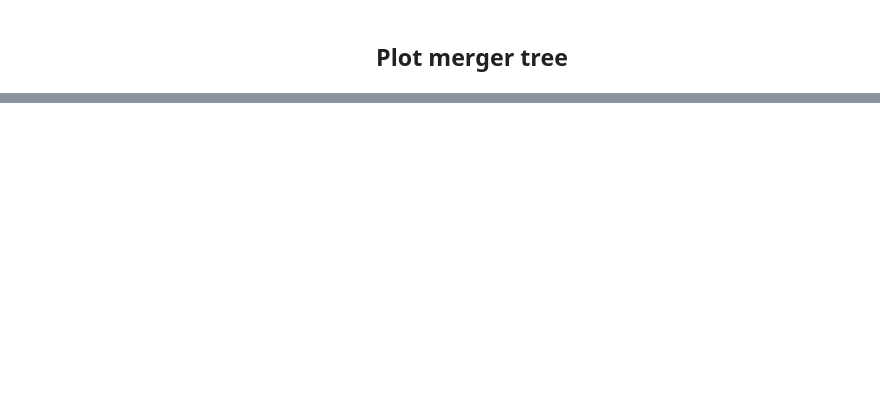
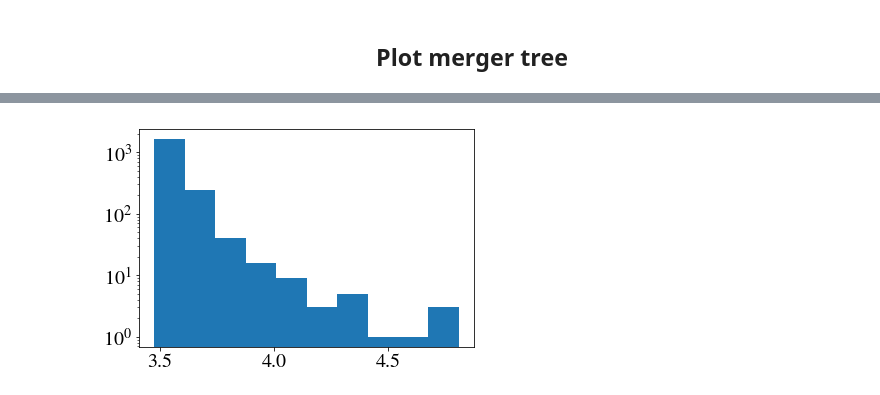
Before and after one commit to David-Ellis/m3p_merger, a Jupyter notebook: MergerTree.ipynb, the cells around one changed output, grey strips where cells are left out. Cells and saved outputs as stored; diff of their text form; code cells hidden in the pictures; blank space fills up the shorter version.

```diff
--- a/MergerTree.ipynb
+++ b/MergerTree.ipynb
@@ -25,6 +25,6 @@ peak_list, boxsize = m3p_merger.MakePeakList(ppFile)
 # %%
 for i in range(452):
     out = m3p_merger.BuildMergerTree(peak_list, ppFile, i)
-    if out[4].size>0:
+    if out[10].size>0:
         print(i, len(out[4]))
 # %% [output]
@@ -68,0 +70,16 @@ IndexError: index 4 is out of bounds for axis 1 with size 4
+# %%
+import time
+
+totalPeaks = len(peak_list[0].T)
+collapse_redshifts = np.zeros(totalPeaks)
+
+tic = time.time()
+for i in range(totalPeaks):
+    out = m3p_merger.BuildMergerTree(peak_list, ppFile, i)
+    collapse_redshifts[i] = m3p_merger.FindCollapseRedshift(out, 0.1, ppFile)
+    if i % 100 == 0:
+        toc = time.time()
+        timeSoFar = toc-tic # seconds
+        averageTimeForOne = i/timeSoFar
+        predictedTimeLeft = (totalPeaks-i)*averageTimeForOne
+        print("{}/{} complete.\nEstimated time remaining: {:.3} hours.\n".format(i, totalPeaks, predictedTimeLeft/60**2))
@@ -68,0 +105,4 @@ IndexError: index 4 is out of bounds for axis 1 with size 4
+# %%
+plt.hist(np.log10(collapse_redshifts[collapse_redshifts!=0]), log=True);
+# %% [output]
+[figure, added]
```
Also changed, not shown: parts of 12 cells of this notebook, 1 other file.
